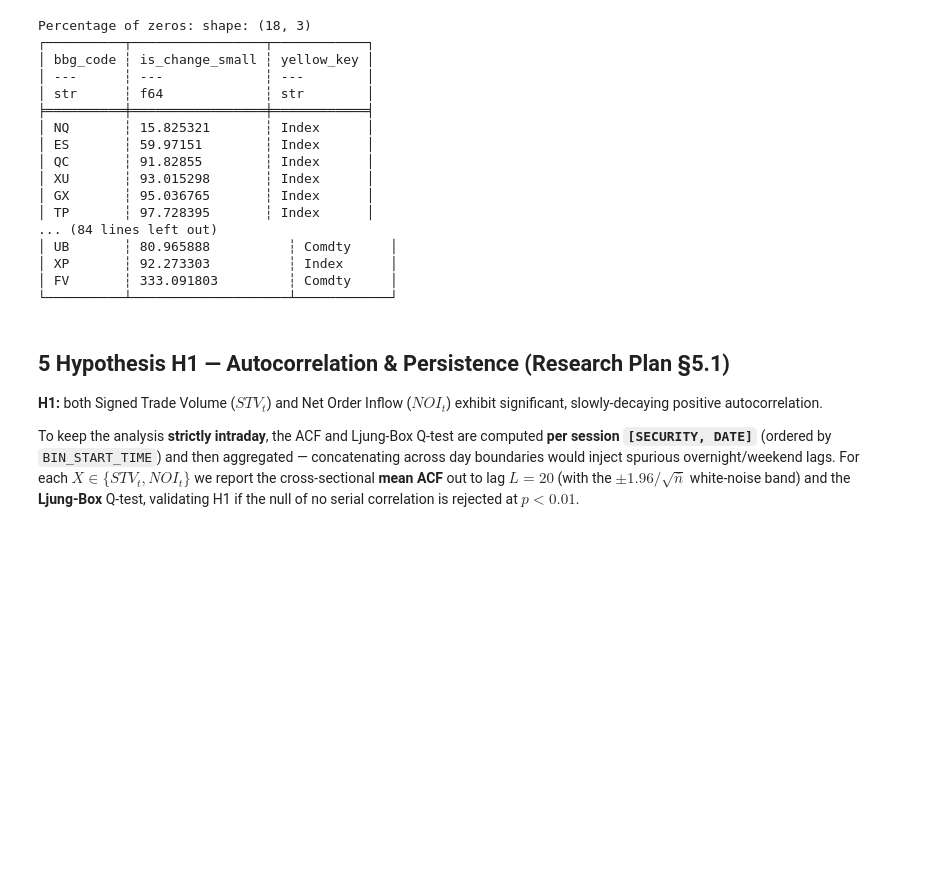
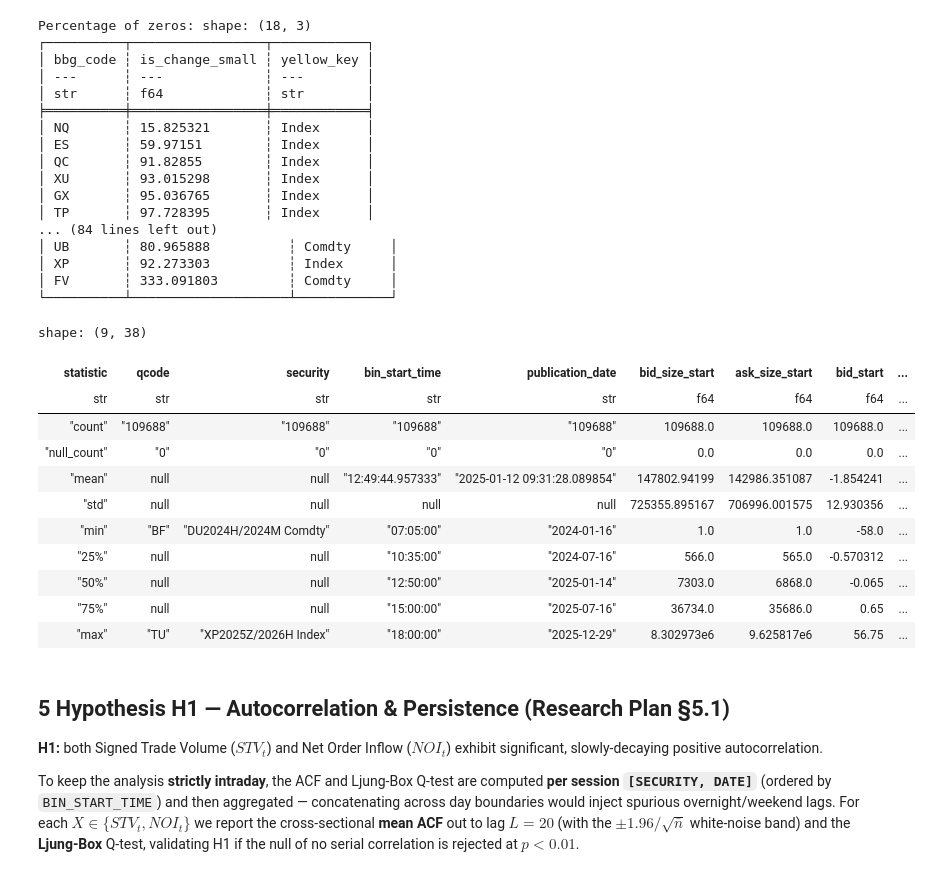
Before and after one commit to qe-internship-wjw/ip1, a Jupyter notebook: notebooks/01_ob_signals_calendar_spread.ipynb, the cells around one changed output. Saved outputs shown, nothing was run; the diff lists cells and outputs as text; code cells hidden in the pictures; blank space fills up the shorter version.

```diff
--- a/notebooks/01_ob_signals_calendar_spread.ipynb
+++ b/notebooks/01_ob_signals_calendar_spread.ipynb
@@ -822,8 +822,24 @@ plt.show()
 # %%
 tick_constrained_bbg =['OE', 'XP', 'DU', 'IK', 'RX', 'QZ', 'FV', 'TU', 'VG', 'UB', 'OAT']
 
+
+df_signals_tu = df_signals.filter(~pl.col('bbg_code').is_in(tick_constrained_bbg))
 df_signals_tc = df_signals.filter(pl.col('bbg_code').is_in(tick_constrained_bbg))
-df_signals = df_signals.filter(~pl.col('bbg_code').is_in(tick_constrained_bbg))
+
+df_signals_tc.describe()
+# %% [output]
+shape: (9, 38)
+| statistic | qcode | security | bin_start_time | publication_date | bid_size_start | ask_size_start | bid_start | ... |
+| str | str | str | str | str | f64 | f64 | f64 | ... |
+| "count" | "109688" | "109688" | "109688" | "109688" | 109688.0 | 109688.0 | 109688.0 | ... |
+| "null_count" | "0" | "0" | "0" | "0" | 0.0 | 0.0 | 0.0 | ... |
+| "mean" | null | null | "12:49:44.957333" | "2025-01-12 09:31:28.089854" | 147802.94199 | 142986.351087 | -1.854241 | ... |
+| "std" | null | null | null | null | 725355.895167 | 706996.001575 | 12.930356 | ... |
+| "min" | "BF" | "DU2024H/2024M Comdty" | "07:05:00" | "2024-01-16" | 1.0 | 1.0 | -58.0 | ... |
+| "25%" | null | null | "10:35:00" | "2024-07-16" | 566.0 | 565.0 | -0.570312 | ... |
+| "50%" | null | null | "12:50:00" | "2025-01-14" | 7303.0 | 6868.0 | -0.065 | ... |
+| "75%" | null | null | "15:00:00" | "2025-07-16" | 36734.0 | 35686.0 | 0.65 | ... |
+| "max" | "TU" | "XP2025Z/2026H Index" | "18:00:00" | "2025-12-29" | 8.302973e6 | 9.625817e6 | 56.75 | ... |
 # %% [markdown]
 ## 5  Hypothesis H1 — Autocorrelation & Persistence (Research Plan §5.1)
 
```
Also changed, not shown: parts of 13 cells of this notebook.
